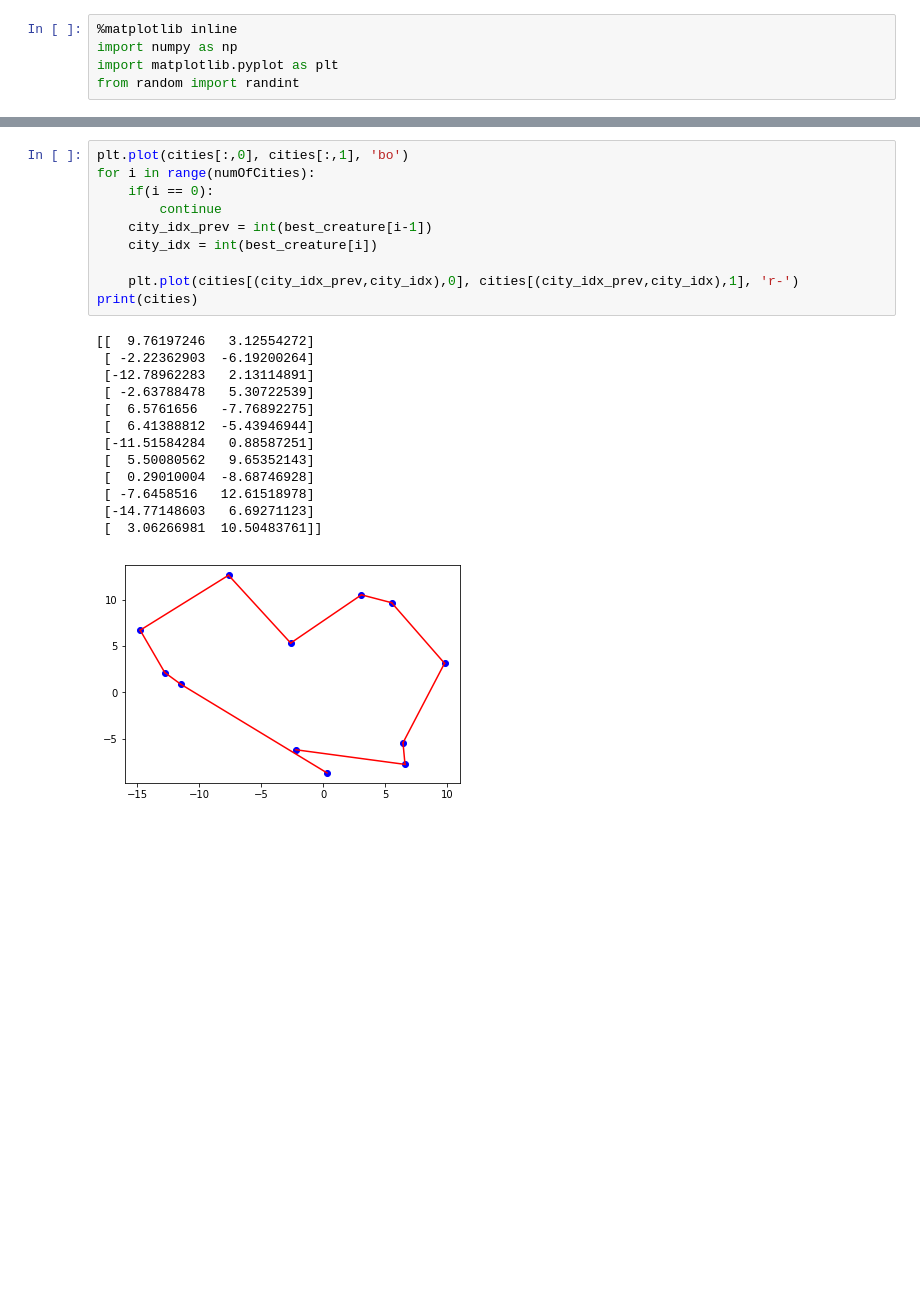
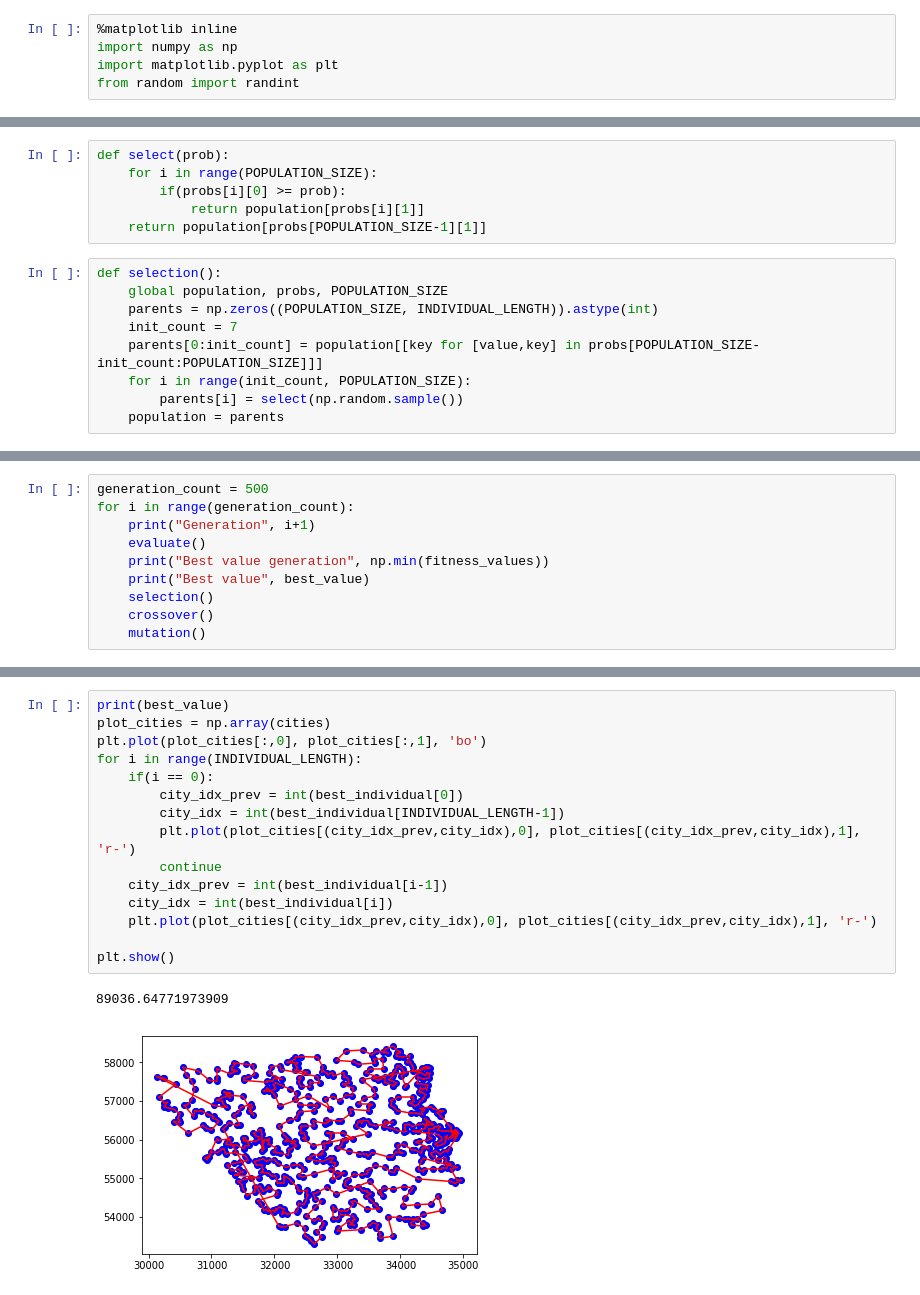
Before and after one commit to datvithanh/tsp-ga, a Jupyter notebook: tsp-ga.ipynb, the cells around one changed output, grey strips where cells are left out. Cells and saved outputs as stored; diff of their text form; blank space fills up the shorter version.

```diff
--- a/tsp-ga.ipynb
+++ b/tsp-ga.ipynb
@@ -86,0 +189,15 @@ Gen creature:  [ 1.  4.  5.  0.  7.  3. 11.  9. 10.  2.  6.  8.]
+# %%
+def select(prob):
+    for i in range(POPULATION_SIZE):
+        if(probs[i][0] >= prob):
+            return population[probs[i][1]]
+    return population[probs[POPULATION_SIZE-1][1]]
+# %%
+def selection():
+    global population, probs, POPULATION_SIZE
+    parents = np.zeros((POPULATION_SIZE, INDIVIDUAL_LENGTH)).astype(int)
+    init_count = 7
+    parents[0:init_count] = population[[key for [value,key] in probs[POPULATION_SIZE-init_count:POPULATION_SIZE]]]
+    for i in range(init_count, POPULATION_SIZE):
+        parents[i] = select(np.random.sample())
+    population = parents
@@ -86,0 +207,10 @@ Gen creature:  [ 1.  4.  5.  0.  7.  3. 11.  9. 10.  2.  6.  8.]
+# %%
+generation_count = 500
+for i in range(generation_count):
+    print("Generation", i+1)
+    evaluate()
+    print("Best value generation", np.min(fitness_values))
+    print("Best value", best_value)
+    selection()
+    crossover()
+    mutation()
@@ -87,24 +235,18 @@ Gen creature:  [ 1.  4.  5.  0.  7.  3. 11.  9. 10.  2.  6.  8.]
 # %%
-plt.plot(cities[:,0], cities[:,1], 'bo')
-for i in range(numOfCities):
+print(best_value)
+plot_cities = np.array(cities)
+plt.plot(plot_cities[:,0], plot_cities[:,1], 'bo')
+for i in range(INDIVIDUAL_LENGTH):
     if(i == 0):
+        city_idx_prev = int(best_individual[0])
+        city_idx = int(best_individual[INDIVIDUAL_LENGTH-1])
+        plt.plot(plot_cities[(city_idx_prev,city_idx),0], plot_cities[(city_idx_prev,city_idx),1], 'r-')
         continue
-    city_idx_prev = int(best_creature[i-1])
-    city_idx = int(best_creature[i])
+    city_idx_prev = int(best_individual[i-1])
+    city_idx = int(best_individual[i])
+    plt.plot(plot_cities[(city_idx_prev,city_idx),0], plot_cities[(city_idx_prev,city_idx),1], 'r-')
 
-    plt.plot(cities[(city_idx_prev,city_idx),0], cities[(city_idx_prev,city_idx),1], 'r-')
-print(cities)
+plt.show()
 # %% [output]
-[[  9.76197246   3.12554272]
- [ -2.22362903  -6.19200264]
- [-12.78962283   2.13114891]
- [ -2.63788478   5.30722539]
- [  6.5761656   -7.76892275]
- [  6.41388812  -5.43946944]
- [-11.51584284   0.88587251]
- [  5.50080562   9.65352143]
- [  0.29010004  -8.68746928]
- [ -7.6458516   12.61518978]
- [-14.77148603   6.69271123]
- [  3.06266981  10.50483761]]
+89036.64771973909
-[figure, old version]
+[figure, new version]
```
Also changed, not shown: parts of 18 cells of this notebook, 8 other files.
